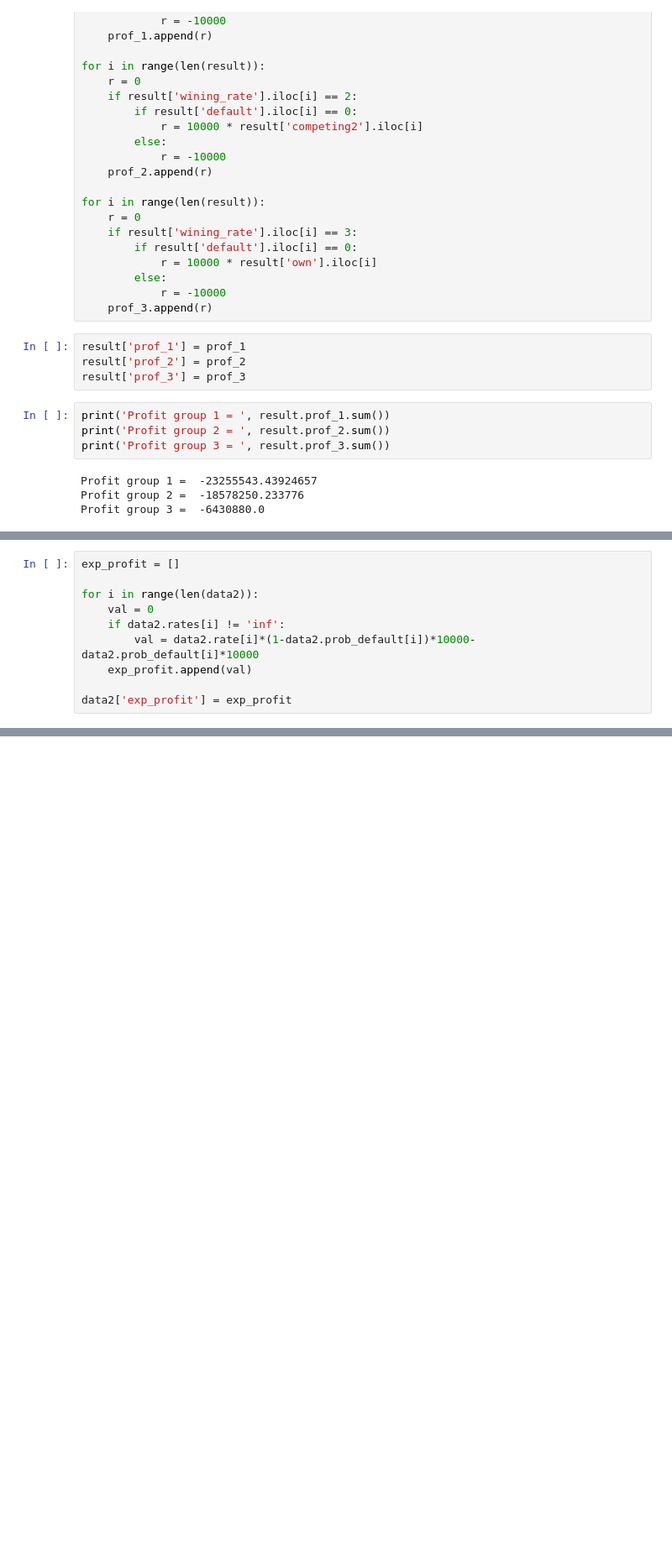
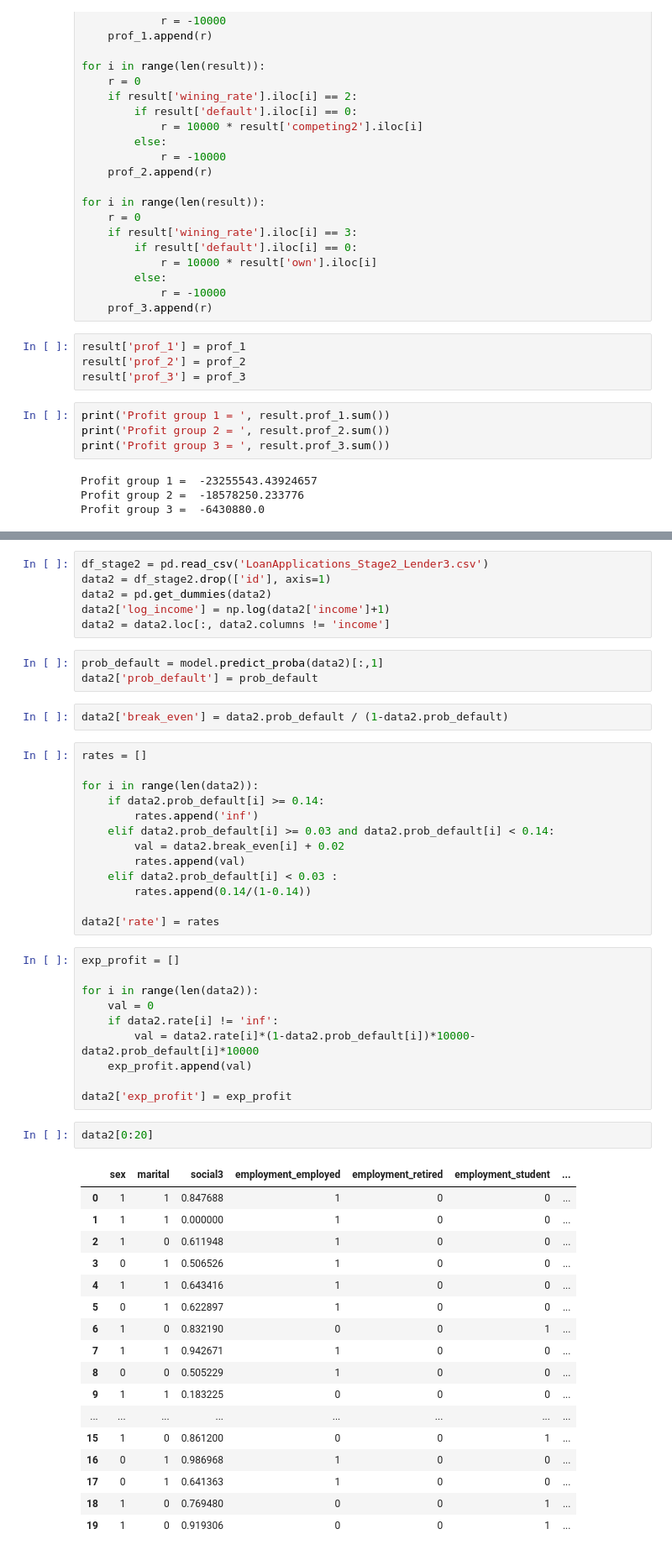
Before and after one commit to r-jaylet/advanced_fin, a Jupyter notebook: Fin.ipynb, the cells around one changed output, grey strips where cells are left out. Shown at 84% size. Drawn from its saved outputs; the diff is of its cells as text; blank space fills up the shorter version.

```diff
--- a/Fin.ipynb
+++ b/Fin.ipynb
@@ -490,10 +376,0 @@ data2
-# %%
-exp_profit = []
-
-for i in range(len(data2)):
-    val = 0
-    if data2.rates[i] != 'inf':
-        val = data2.rate[i]*(1-data2.prob_default[i])*10000-data2.prob_default[i]*10000
-    exp_profit.append(val)
-
-data2['exp_profit'] = exp_profit
@@ -533,0 +427,54 @@ data2.to_csv('pred_Stage2_Lender3.csv', index=False)
+# %%
+df_stage2 = pd.read_csv('LoanApplications_Stage2_Lender3.csv')
+data2 = df_stage2.drop(['id'], axis=1)
+data2 = pd.get_dummies(data2)
+data2['log_income'] = np.log(data2['income']+1)
+data2 = data2.loc[:, data2.columns != 'income']
+# %%
+prob_default = model.predict_proba(data2)[:,1]
+data2['prob_default'] = prob_default
+# %%
+data2['break_even'] = data2.prob_default / (1-data2.prob_default)
+# %%
+rates = []
+
+for i in range(len(data2)):
+    if data2.prob_default[i] >= 0.14:
+        rates.append('inf')
+    elif data2.prob_default[i] >= 0.03 and data2.prob_default[i] < 0.14:
+        val = data2.break_even[i] + 0.02
+        rates.append(val)
+    elif data2.prob_default[i] < 0.03 :
+        rates.append(0.14/(1-0.14))
+
+data2['rate'] = rates
+# %%
+exp_profit = []
+
+for i in range(len(data2)):
+    val = 0
+    if data2.rate[i] != 'inf':
+        val = data2.rate[i]*(1-data2.prob_default[i])*10000-data2.prob_default[i]*10000
+    exp_profit.append(val)
+
+data2['exp_profit'] = exp_profit
+# %%
+data2[0:20]
+# %% [output]
+|  | sex | marital | social3 | employment_employed | employment_retired | employment_student | ... |
+| 0 | 1 | 1 | 0.847688 | 1 | 0 | 0 | ... |
+| 1 | 1 | 1 | 0.000000 | 1 | 0 | 0 | ... |
+| 2 | 1 | 0 | 0.611948 | 1 | 0 | 0 | ... |
+| 3 | 0 | 1 | 0.506526 | 1 | 0 | 0 | ... |
+| 4 | 1 | 1 | 0.643416 | 1 | 0 | 0 | ... |
+| 5 | 0 | 1 | 0.622897 | 1 | 0 | 0 | ... |
+| 6 | 1 | 0 | 0.832190 | 0 | 0 | 1 | ... |
+| 7 | 1 | 1 | 0.942671 | 1 | 0 | 0 | ... |
+| 8 | 0 | 0 | 0.505229 | 1 | 0 | 0 | ... |
+| 9 | 1 | 1 | 0.183225 | 0 | 0 | 0 | ... |
+| ... | ... | ... | ... | ... | ... | ... | ... |
+| 15 | 1 | 0 | 0.861200 | 0 | 0 | 1 | ... |
+| 16 | 0 | 1 | 0.986968 | 1 | 0 | 0 | ... |
+| 17 | 0 | 1 | 0.641363 | 1 | 0 | 0 | ... |
+| 18 | 1 | 0 | 0.769480 | 0 | 0 | 1 | ... |
+| 19 | 1 | 0 | 0.919306 | 0 | 0 | 1 | ... |
```
Also changed, not shown: parts of 45 cells of this notebook, 2 other files.
